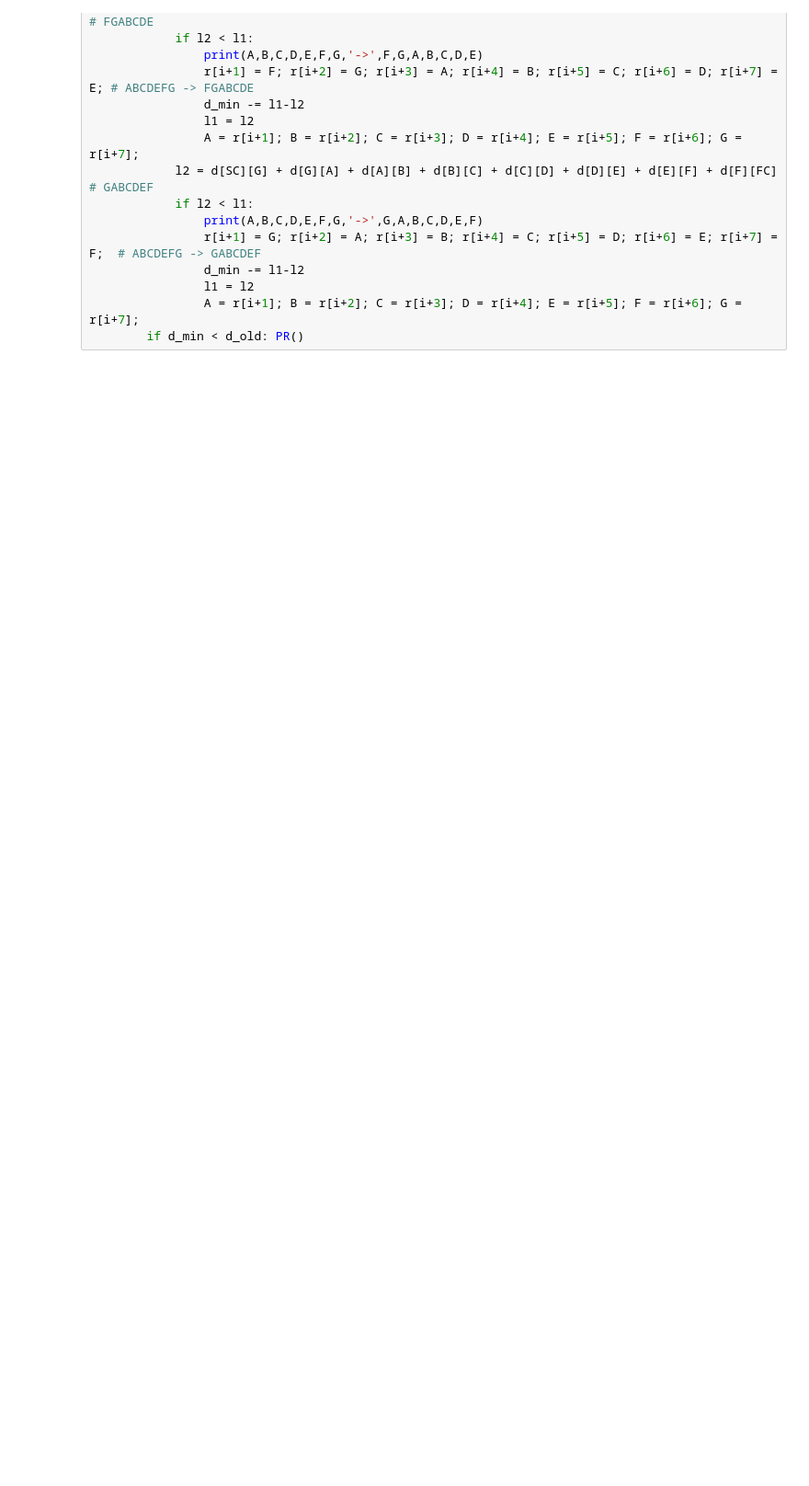
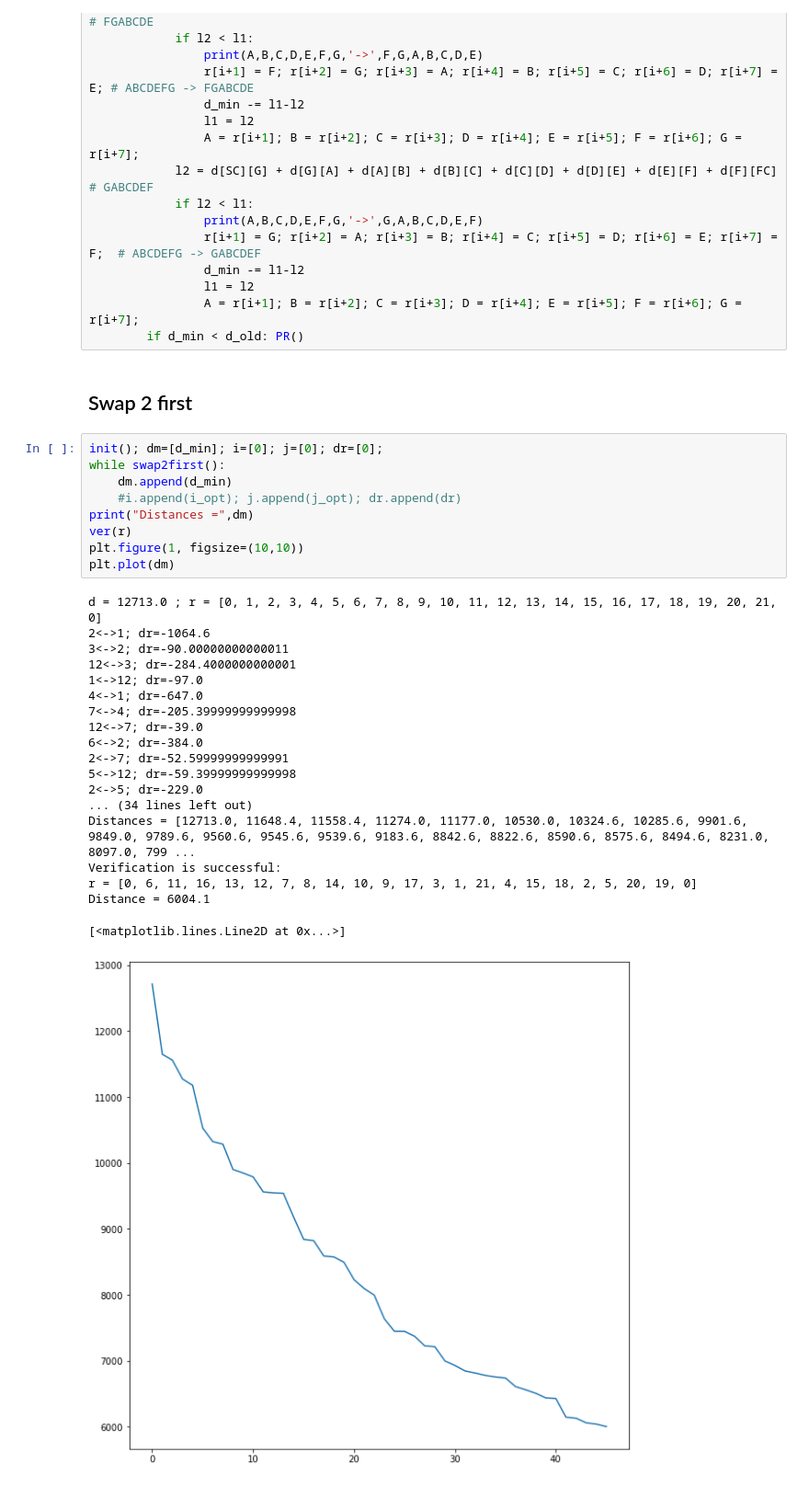
Before and after one commit to ysereda/Traveling_Salesman, a Jupyter notebook: Traveling_Salesman.ipynb, the cells around one changed output. Shown: that part at 92% size. Cells and saved outputs as stored; diff of their text form; blank space fills up the shorter version.

```diff
--- a/Traveling_Salesman.ipynb
+++ b/Traveling_Salesman.ipynb
@@ -683,3 +666,34 @@ def opt7():
                 l1 = l2
                 A = r[i+1]; B = r[i+2]; C = r[i+3]; D = r[i+4]; E = r[i+5]; F = r[i+6]; G = r[i+7];
         if d_min < d_old: PR()
+# %% [markdown]
+## Swap 2 first
+# %%
+init(); dm=[d_min]; i=[0]; j=[0]; dr=[0];
+while swap2first():
+    dm.append(d_min)
+    #i.append(i_opt); j.append(j_opt); dr.append(dr)
+print("Distances =",dm)
+ver(r)
+plt.figure(1, figsize=(10,10))
+plt.plot(dm)
+# %% [output]
+d = 12713.0 ; r = [0, 1, 2, 3, 4, 5, 6, 7, 8, 9, 10, 11, 12, 13, 14, 15, 16, 17, 18, 19, 20, 21, 0]
+2<->1; dr=-1064.6
+3<->2; dr=-90.00000000000011
+12<->3; dr=-284.4000000000001
+1<->12; dr=-97.0
+4<->1; dr=-647.0
+7<->4; dr=-205.39999999999998
+12<->7; dr=-39.0
+6<->2; dr=-384.0
+2<->7; dr=-52.59999999999991
+5<->12; dr=-59.39999999999998
+2<->5; dr=-229.0
+... (34 lines left out)
+Distances = [12713.0, 11648.4, 11558.4, 11274.0, 11177.0, 10530.0, 10324.6, 10285.6, 9901.6, 9849.0, 9789.6, 9560.6, 9545.6, 9539.6, 9183.6, 8842.6, 8822.6, 8590.6, 8575.6, 8494.6, 8231.0, 8097.0, 799 ...
+Verification is successful:
+r = [0, 6, 11, 16, 13, 12, 7, 8, 14, 10, 9, 17, 3, 1, 21, 4, 15, 18, 2, 5, 20, 19, 0]
+Distance = 6004.1
+[<matplotlib.lines.Line2D at 0x...>]
+[figure, added]
```
Also changed, not shown: parts of 18 cells of this notebook, 1 other file.
